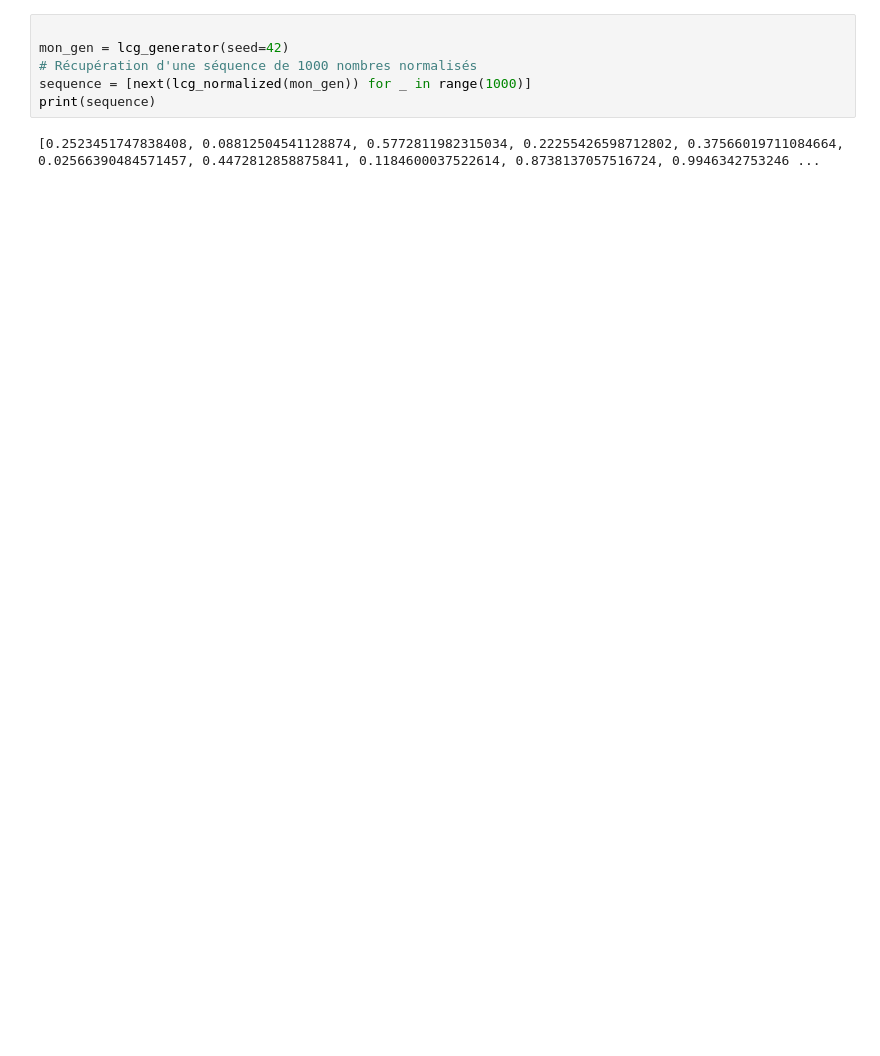
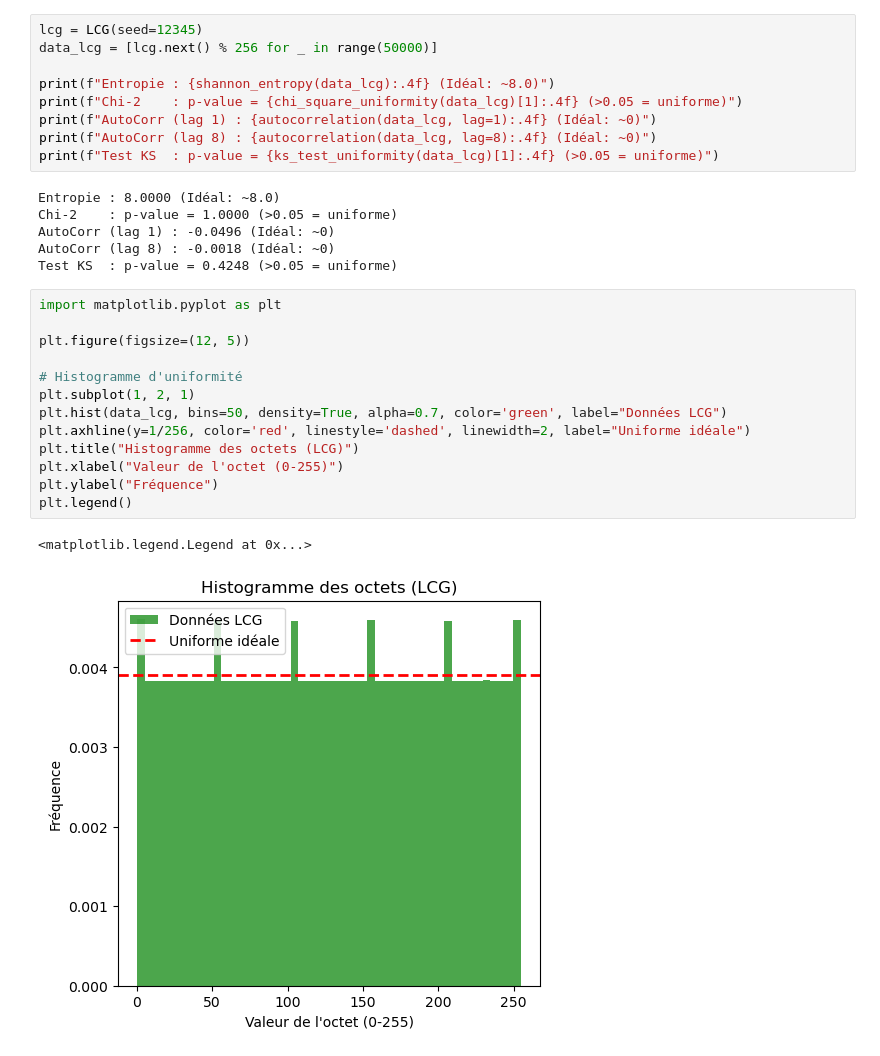
Before and after one commit to ayman-bl/Projet-GNA, a Jupyter notebook: notebooks/lcg.ipynb, the cells around one changed output. Cells and saved outputs as stored; diff of their text form; blank space fills up the shorter version.

Commit message:
Implémentation des PRNGs et des tests statistiques (LCG, BBS, Box-Muller)

```diff
--- a/notebooks/lcg.ipynb
+++ b/notebooks/lcg.ipynb
@@ -7,8 +30,31 @@ from generators.lcg import lcg_generator, lcg_normalized
-# %%
-
-mon_gen = lcg_generator(seed=42)
-# Récupération d'une séquence de 1000 nombres normalisés
-sequence = [next(lcg_normalized(mon_gen)) for _ in range(1000)]
-print(sequence)
-# %% [output]
-[0.2523451747838408, 0.08812504541128874, 0.5772811982315034, 0.22255426598712802, 0.37566019711084664, 0.02566390484571457, 0.4472812858875841, 0.1184600037522614, 0.8738137057516724, 0.9946342753246 ...
+# %%
+lcg = LCG(seed=12345)
+data_lcg = [lcg.next() % 256 for _ in range(50000)]
+
+print(f"Entropie : {shannon_entropy(data_lcg):.4f} (Idéal: ~8.0)")
+print(f"Chi-2    : p-value = {chi_square_uniformity(data_lcg)[1]:.4f} (>0.05 = uniforme)")
+print(f"AutoCorr (lag 1) : {autocorrelation(data_lcg, lag=1):.4f} (Idéal: ~0)")
+print(f"AutoCorr (lag 8) : {autocorrelation(data_lcg, lag=8):.4f} (Idéal: ~0)")
+print(f"Test KS  : p-value = {ks_test_uniformity(data_lcg)[1]:.4f} (>0.05 = uniforme)")
+# %% [output]
+Entropie : 8.0000 (Idéal: ~8.0)
+Chi-2    : p-value = 1.0000 (>0.05 = uniforme)
+AutoCorr (lag 1) : -0.0496 (Idéal: ~0)
+AutoCorr (lag 8) : -0.0018 (Idéal: ~0)
+Test KS  : p-value = 0.4248 (>0.05 = uniforme)
+# %%
+import matplotlib.pyplot as plt
+
+plt.figure(figsize=(12, 5))
+
+# Histogramme d'uniformité
+plt.subplot(1, 2, 1)
+plt.hist(data_lcg, bins=50, density=True, alpha=0.7, color='green', label="Données LCG")
+plt.axhline(y=1/256, color='red', linestyle='dashed', linewidth=2, label="Uniforme idéale")
+plt.title("Histogramme des octets (LCG)")
+plt.xlabel("Valeur de l'octet (0-255)")
+plt.ylabel("Fréquence")
+plt.legend()
+# %% [output]
+<matplotlib.legend.Legend at 0x...>
+[figure, added]
```
Also changed, not shown: parts of 4 cells of this notebook, 5 other files.
